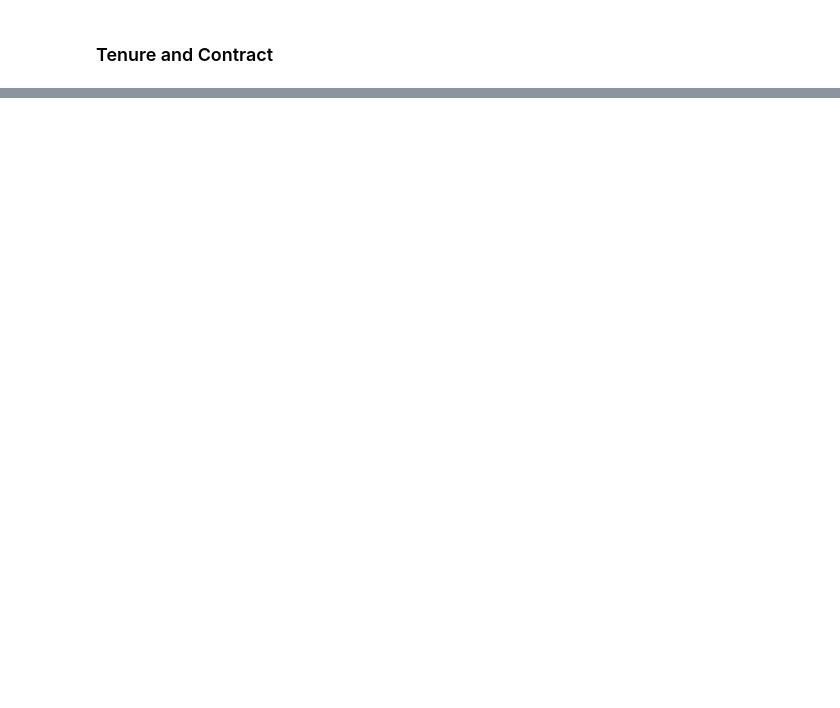
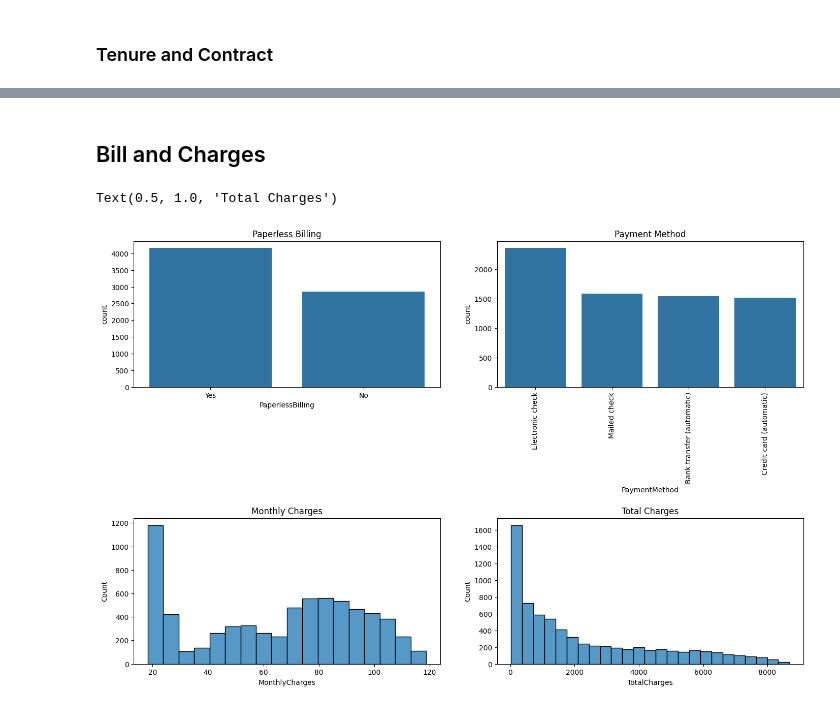
Before and after one commit to salomonzambrano/Portfolio-focused-on-Data-Science-, a Jupyter notebook: notebooks/Telecom Customer Churn Prediction.ipynb, the cells around one changed output, grey strips where cells are left out. Saved outputs shown, nothing was run; the diff lists cells and outputs as text; code cells hidden in the pictures; blank space fills up the shorter version.

```diff
--- a/notebooks/Telecom Customer Churn Prediction.ipynb
+++ b/notebooks/Telecom Customer Churn Prediction.ipynb
@@ -218,0 +226,19 @@ From this, I conclude that part from the internet and phone services, the stream
+# %% [markdown]
+## Bill and Charges
+# %%
+fig, ax = plt.subplots(2,2, figsize=(15, 10))
+fig.tight_layout(pad=5.0)
+#Spacing between subplots
+fig.subplots_adjust(hspace=0.9)
+#paperless billing
+sns.countplot(x=df['PaperlessBilling'], ax=ax[0,0]).set_title('Paperless Billing')
+#payment method
+sns.countplot(x=df['PaymentMethod'], ax=ax[0,1]).set_title('Payment Method')
+ax[0,1].xaxis.set_tick_params(rotation=90)
+#Monthly Charges Distribution
+sns.histplot(x='MonthlyCharges', data=df, ax=ax[1,0]).set_title('Monthly Charges')
+#Total Charges Distribution
+sns.histplot(x='TotalCharges', data=df, ax=ax[1,1]).set_title('Total Charges')
+# %% [output]
+Text(0.5, 1.0, 'Total Charges')
+[figure, added]
```
Also changed, not shown: parts of 21 cells of this notebook.
